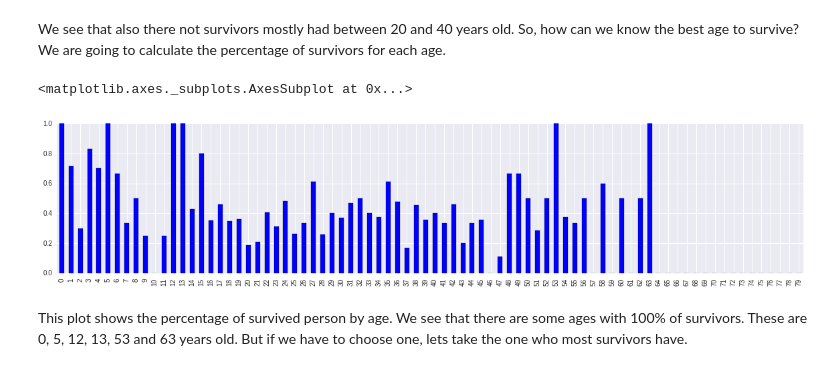
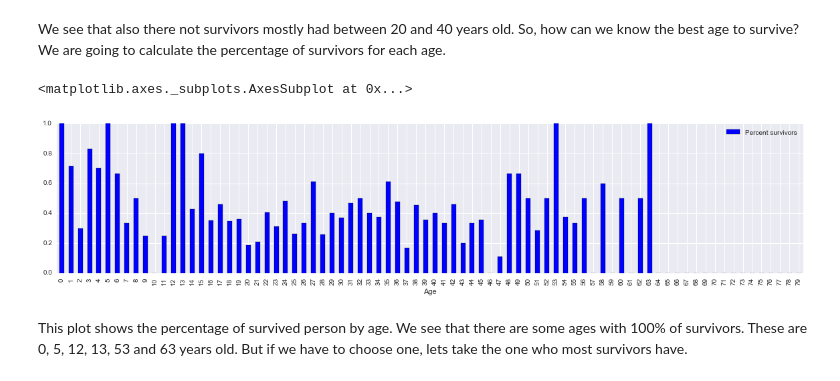
Before and after one commit to jmonterrubio/Titanic-Data-Investigation, a Jupyter notebook: Titanic Data Investigation.ipynb, the cells around one changed output. Drawn from its saved outputs; the diff is of its cells as text; code cells hidden in the pictures.

Commit message:
Labelled all plots

```diff
--- a/Titanic Data Investigation.ipynb
+++ b/Titanic Data Investigation.ipynb
@@ -241,18 +242,20 @@ We see that also there not survivors mostly had between 20 and 40 years old. So,
 # %%
 max_age = int(titanic_df["Age"].max())
 age_dist = pd.DataFrame(index=xrange(max_age),columns=["Survived", "NotSurvived"])
 age_dist = age_dist.fillna(0)
 for age in age_dist.index:
     age_survive = titanic_df[titanic_df["Age"].astype(int) == age]["Survived"]
     age_dist.loc[age, "NotSurvived"] = sum(age_survive == 0)
     age_dist.loc[age, "Survived"] = sum(age_survive == 1)
 
 survived_proportions = age_dist.Survived / age_dist.sum(axis="columns")
 survived_proportions = survived_proportions.fillna(0)
-survived_proportions.plot(kind="bar", figsize=(20,4))
+survived_proportions.index.name = "Age"
+survived_proportions.name = "Percent survivors"
+survived_proportions.plot(kind="bar", figsize=(20,4),legend=True)
 # %% [output]
 <matplotlib.axes._subplots.AxesSubplot at 0x...>
-[figure, old version]
+[figure, new version]
 # %% [markdown]
 This plot shows the percentage of survived person by age. We see that there are some ages with 100% of survivors. These are 0, 5, 12, 13, 53 and 63 years old. But if we have to choose one, lets take the one who most survivors have.
 # %%
```
Also changed, not shown: parts of 5 cells of this notebook.
